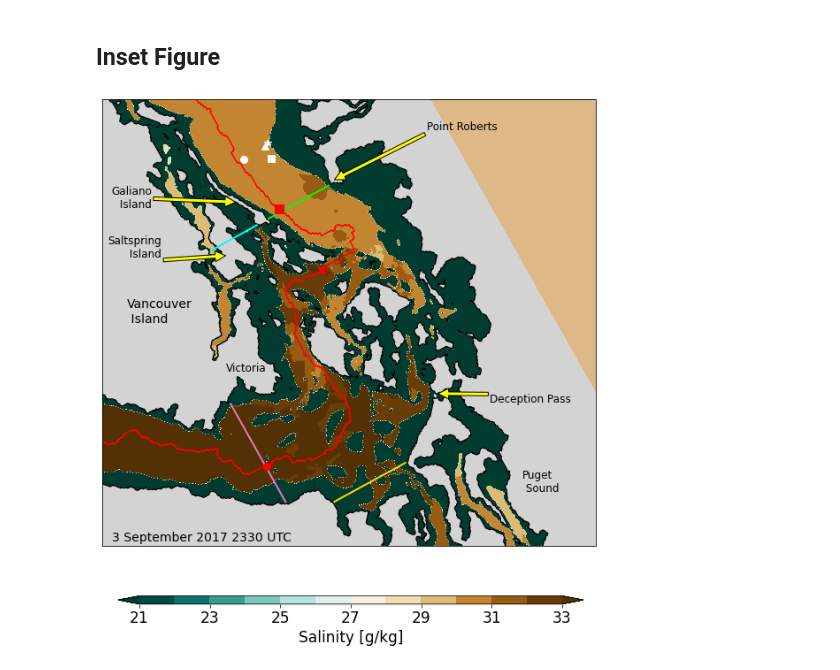
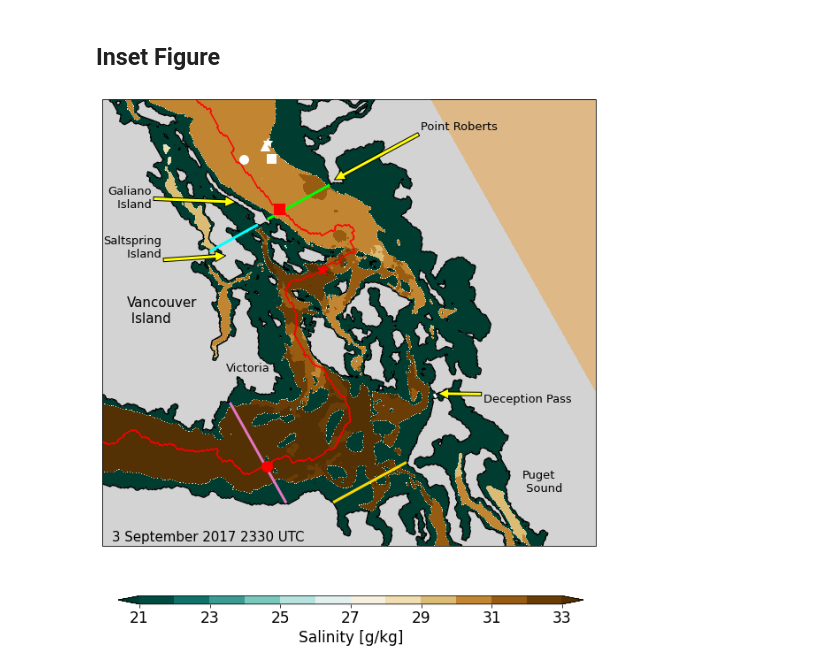
Before and after one commit to SalishSeaCast/analysis-susan, a Jupyter notebook: notebooks/Ariane/Maps-Cartopy.ipynb, the cells around one changed output. Saved outputs shown, nothing was run; the diff lists cells and outputs as text; code cells hidden in the pictures.

```diff
--- a/notebooks/Ariane/Maps-Cartopy.ipynb
+++ b/notebooks/Ariane/Maps-Cartopy.ipynb
@@ -127,86 +127,86 @@ Victoria_sill_j = 178-1
 Victoria_sill_i = np.arange(235,302+1)-1
 vs_lon = grid.nav_lon[Victoria_sill_i, Victoria_sill_j]
 vs_lat = grid.nav_lat[Victoria_sill_i, Victoria_sill_j]
-ax.plot(vs_lon, vs_lat, 'tab:pink', linewidth=2, transform=crs.PlateCarree())
+ax.plot(vs_lon, vs_lat, 'tab:pink', linewidth=3, transform=crs.PlateCarree())
 
 Point_Roberts_j = np.arange(262, 309+1)-1
 Point_Roberts_i = 387-1
 pr_lon = grid.nav_lon[Point_Roberts_i, Point_Roberts_j]
 pr_lat = grid.nav_lat[Point_Roberts_i, Point_Roberts_j]
-ax.plot(pr_lon, pr_lat, 'lime', linewidth=2, transform=crs.PlateCarree())
+ax.plot(pr_lon, pr_lat, 'lime', linewidth=3, transform=crs.PlateCarree())
 
 Gulf_Islands_j = np.arange(217, 253+1) -1
 Gulf_Islands_i = 387 - 1
 gi_lon = grid.nav_lon[Gulf_Islands_i, Gulf_Islands_j]
 gi_lat = grid.nav_lat[Gulf_Islands_i, Gulf_Islands_j]
-ax.plot(gi_lon, gi_lat, 'aqua', linewidth=2, transform=crs.PlateCarree())
+ax.plot(gi_lon, gi_lat, 'aqua', linewidth=3, transform=crs.PlateCarree())
 
 Puget_Sound_j = np.arange(207, 262+1) - 1
 Puget_Sound_i = 221 - 1
 ps_lon = grid.nav_lon[Puget_Sound_i, Puget_Sound_j]
 ps_lat = grid.nav_lat[Puget_Sound_i, Puget_Sound_j]
-ax.plot(ps_lon, ps_lat, 'gold', linewidth=2, transform=crs.PlateCarree())
+ax.plot(ps_lon, ps_lat, 'gold', linewidth=3, transform=crs.PlateCarree())
 
 Discovery_j = 302-1
 Discovery_i = np.arange(247, 248+1)-1
 d_lon = grid.nav_lon[Discovery_i, Discovery_j]
 d_lat = grid.nav_lat[Discovery_i, Discovery_j]
-ax.plot(d_lon, d_lat, 'w', linewidth=2, transform=crs.PlateCarree())
+ax.plot(d_lon, d_lat, 'w', linewidth=3, transform=crs.PlateCarree())
 
 for place, marker in zip(['Central node', 'East node', 'Delta BBL node', 'Delta DDL node'], ['o', 's', '^', '*']):
         mx, my = (places.PLACES[place]['lon lat'][0], places.PLACES[place]['lon lat'][1])
-        ax.plot(mx, my, 'w', markersize=8, marker=marker, transform=crs.PlateCarree())
+        ax.plot(mx, my, 'w', markersize=10, marker=marker, transform=crs.PlateCarree())
 
 mx, my = grid.nav_lon[258, 178], grid.nav_lat[258, 178]
-ax.plot(mx, my, 'r', markersize=8, marker='o', transform=crs.PlateCarree())
+ax.plot(mx, my, 'r', markersize=12, marker='o', transform=crs.PlateCarree())
 
 mx, my = grid.nav_lon[388, 271], grid.nav_lat[388, 271]
-ax.plot(mx, my, 'r', markersize=10, marker='s', transform=crs.PlateCarree())
+ax.plot(mx, my, 'r', markersize=12, marker='s', transform=crs.PlateCarree())
 
 mx, my = grid.nav_lon[344, 276], grid.nav_lat[344, 276]
-ax.plot(mx, my, 'r', markersize=10, marker='*', transform=crs.PlateCarree())
+ax.plot(mx, my, 'r', markersize=12, marker='*', transform=crs.PlateCarree())
 
 ax.annotate('Point Roberts',
             xy=(0.47, 0.82), xycoords='axes fraction',
-            xytext=(0.8, 0.95), textcoords='axes fraction', fontsize=12,
+            xytext=(0.8, 0.95), textcoords='axes fraction', fontsize=13,
             arrowprops=dict(facecolor='yellow'),
             horizontalalignment='right', verticalalignment='top')
 
 ax.annotate('Puget\n Sound',
             xy=(0.6, 0.8), xycoords='axes fraction',
-            xytext=(0.85, 0.12), textcoords='axes fraction', fontsize=12,
+            xytext=(0.85, 0.12), textcoords='axes fraction', fontsize=13,
             )
 
 ax.annotate('Victoria',
             xy=(0.5, 0.8), xycoords='axes fraction',
-            xytext=(0.25, 0.39), textcoords='axes fraction', fontsize=12,
+            xytext=(0.25, 0.39), textcoords='axes fraction', fontsize=13,
             )
 
 ax.annotate('Deception Pass',
             xy=(0.8-0.12, 0.32+0.021), xycoords='axes fraction',
-            xytext=(0.95, 0.34), textcoords='axes fraction', fontsize=12,
+            xytext=(0.95, 0.34), textcoords='axes fraction', fontsize=13,
             arrowprops=dict(facecolor='yellow'),
             horizontalalignment='right', verticalalignment='top')
 
 ax.annotate('Saltspring\n Island',
             xy=(0.25, 0.65), xycoords='axes fraction',
-            xytext=(0.12, 0.64), textcoords='axes fraction', fontsize=12,
+            xytext=(0.12, 0.64), textcoords='axes fraction', fontsize=13,
             arrowprops=dict(facecolor='yellow'),
             horizontalalignment='right', verticalalignment='bottom')
 
 ax.annotate('Galiano\n Island',
             xy=(0.27, 0.77), xycoords='axes fraction',
-            xytext=(0.1, 0.75), textcoords='axes fraction', fontsize=12,
+            xytext=(0.1, 0.75), textcoords='axes fraction', fontsize=13,
             arrowprops=dict(facecolor='yellow'),
             horizontalalignment='right', verticalalignment='bottom')
 
 ax.annotate('Vancouver\n Island',
             xy=(0.5, 0.8), xycoords='axes fraction',
-            xytext=(0.05, 0.5), textcoords='axes fraction', fontsize=14,
+            xytext=(0.05, 0.5), textcoords='axes fraction', fontsize=15,
             )
 
-ax.text(0.02, 0.01, '3 September 2017 2330 UTC', transform=ax.transAxes, fontsize=14);
+ax.text(0.02, 0.01, '3 September 2017 2330 UTC', transform=ax.transAxes, fontsize=15);
 plt.savefig('inset_for_estuarine_exchange.png')
 plt.savefig('inset_for_estuarine_exchange.pdf')
 # %% [output]
-[figure, old version]
+[figure, new version]
```
